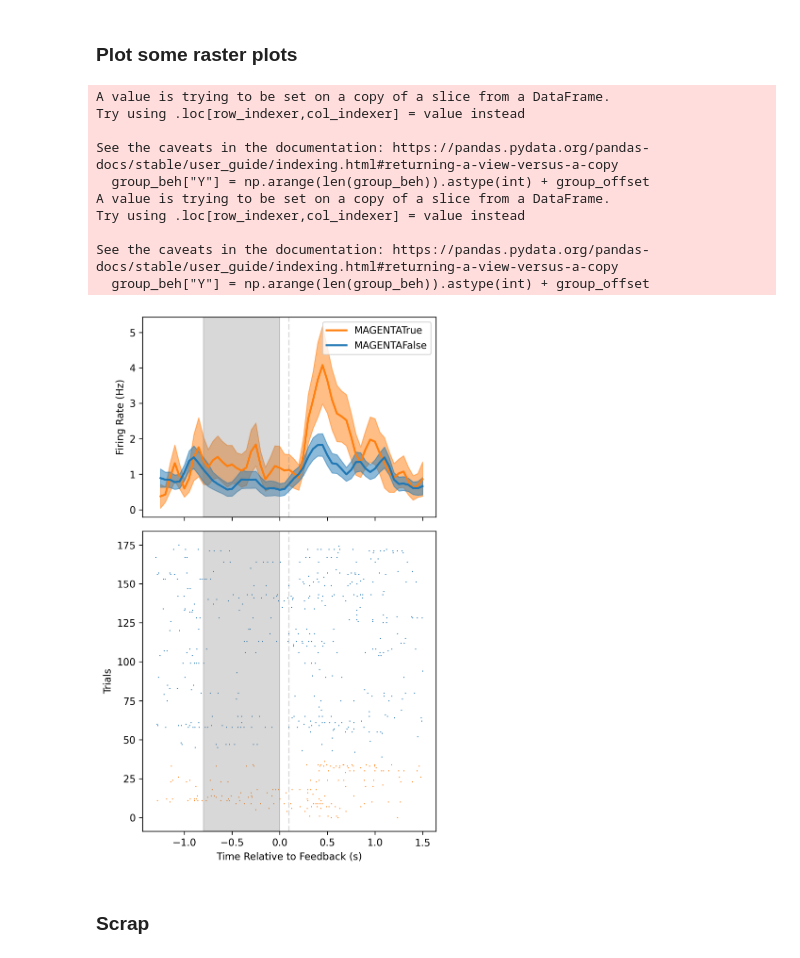
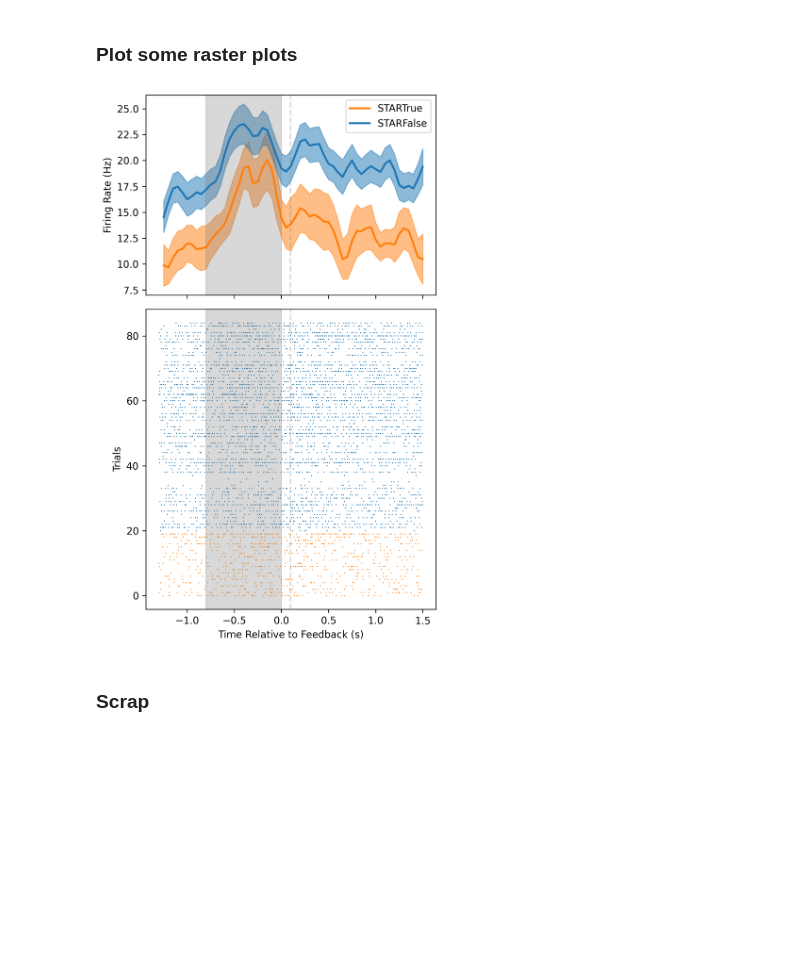
Before and after one commit to pqz317/wcst_decode, a Jupyter notebook: notebooks/20240405_examine_value_glms.ipynb, the cells around one changed output. Cells and saved outputs as stored; diff of their text form; code cells hidden in the pictures; blank space fills up the shorter version.

```diff
--- a/notebooks/20240405_examine_value_glms.ipynb
+++ b/notebooks/20240405_examine_value_glms.ipynb
@@ -128,3 +115,5 @@ plot_features_frs_for_unit(unit_row)
+# %%
+positions = spike_utils.get_unit_positions(sessions)
 # %%
 threshold = 0.25
 def plot_unit_by_feature_value(unit_row, feature, ax):
@@ -142,7 +131,7 @@ def plot_unit_by_feature_value(unit_row, feature, ax):
     beh = beh[beh.Response == "Correct"]
     feature_dim = FEATURE_TO_DIM[feature]
     beh = beh[beh[feature_dim] == feature]
-    beh["ValueGroup"] = beh[feature] > threshold
+    beh["ValueGroup"] = beh[feature + "Value"] > threshold
     beh["ValueGroup"] = feature + beh["ValueGroup"].astype(str)
     pos = spike_utils.get_unit_positions_per_sess(session)
     pos = pos.fillna("unknown")
@@ -154,7 +143,8 @@ def plot_unit_by_feature_value(unit_row, feature, ax):
 
     visualization_utils.plot_mean_frs_by_group(session, unit_id, frs, beh, "ValueGroup", pos, ax, mode="FiringRate")
 # %%
-unit_row = positions[positions.UnitID == unit_id].iloc[0]
+pseudo_unit_id = 2018080800
+unit_row = positions[positions.PseudoUnitID == pseudo_unit_id].iloc[0]
 fig, axs = plt.subplots(3, 4, figsize=(20, 10))
 for i, feature in enumerate(FEATURES):
     ax = axs[int(i / 4), i % 4]
@@ -184,19 +154,19 @@ Name: 27, dtype: object
 # %% [markdown]
 ### Plot some raster plots
 # %%
-def plot_raster(unit, spike_times, beh, group_name, group_colors, group_ordering, ax):
+def plot_raster(unit, spike_times, beh, order_col, group_name, group_colors, group_ordering, ax):
     group_offset = 0
     unit_spikes = spike_times[spike_times.UnitID == unit]
     for group in group_ordering:
-        group_beh = beh[beh[group_name] == group]
+        group_beh = beh[beh[group_name] == group].sort_values(by=order_col, ascending=False)
         group_beh["Y"] = np.arange(len(group_beh)).astype(int) + group_offset
         group_offset += len(group_beh)
         spikes = pd.merge(unit_spikes, group_beh, on="TrialNumber")
         spikes["X"] = (spikes.SpikeTimeFromStart - PRE_INTERVAL) / 1000
         ax.scatter(spikes.X, spikes.Y, marker="_", linewidths=1, label=group, s=1, color=group_colors[group])
 # %%
-unit_row = positions[positions.UnitID == unit_id].iloc[0]
-feature = "MAGENTA"
+unit_row = positions[positions.PseudoUnitID == pseudo_unit_id].iloc[0]
+feature = "STAR"
 
 session = unit_row.session
 unit_id = unit_row.UnitID
@@ -212,7 +182,7 @@ beh = behavioral_utils.get_feature_values_per_session(session, valid_beh)
 beh = beh[beh.Response == "Correct"]
 feature_dim = FEATURE_TO_DIM[feature]
 beh = beh[beh[feature_dim] == feature]
-beh["ValueGroup"] = beh[feature] > threshold
+beh["ValueGroup"] = beh[feature + "Value"] > threshold
 beh["ValueGroup"] = feature + beh["ValueGroup"].astype(str)
 pos = spike_utils.get_unit_positions_per_sess(session)
 pos = pos.fillna("unknown")
@@ -225,45 +195,35 @@ SUBJECT = "SA"
 spike_times = spike_general.get_spike_times(None, SUBJECT, session, species_dir="/data")
 intervals = behavioral_utils.get_trial_intervals(valid_beh, EVENT, PRE_INTERVAL, POST_INTERVAL)
 spike_by_trial_interval = spike_utils.get_spikes_by_trial_interval(spike_times, intervals)
 spike_by_trial_interval.TrialNumber = spike_by_trial_interval.TrialNumber.astype(int)
 
 group_name = "ValueGroup"
 group_colors = {
     feature + "False": "tab:blue",
     feature + "True": "tab:orange",
 }
 # group_ordering = ["POLKADOT", "SWIRL", "ESCHER", "RIPPLE"]
 group_ordering = [feature + "True", feature + "False"]
 
 fig, axs = plt.subplots(2, 1, figsize=(5, 8), gridspec_kw={'height_ratios': [4, 6]}, sharex=True, dpi=300)
 
 ax = axs[0]
 visualization_utils.plot_mean_frs_by_group(
     session, unit_id, frs, beh, group_name, pos, ax,
     mode="FiringRate", group_colors=group_colors, group_order=group_ordering, set_ax=False
 )
 ax.axvspan(-0.8, 0, alpha=0.3, color='gray')
 ax.axvline(0.098, alpha=0.3, color='gray', linestyle='dashed')
 ax.set_ylabel("Firing Rate (Hz)")
 ax = axs[1]
-plot_raster(unit_id, spike_by_trial_interval, beh, group_name, group_colors, group_ordering, ax)
+plot_raster(unit_id, spike_by_trial_interval, beh, feature + "Value", group_name, group_colors, group_ordering, ax)
 ax.axvspan(-0.8, 0, alpha=0.3, color='gray')
 ax.axvline(0.098, alpha=0.3, color='gray', linestyle='dashed')
 ax.set_ylabel("Trials")
 ax.set_xlabel("Time Relative to Feedback (s)")
 fig.tight_layout()
 # %% [output]
-A value is trying to be set on a copy of a slice from a DataFrame.
-Try using .loc[row_indexer,col_indexer] = value instead
-
-See the caveats in the documentation: https://pandas.pydata.org/pandas-docs/stable/user_guide/indexing.html#returning-a-view-versus-a-copy
-  group_beh["Y"] = np.arange(len(group_beh)).astype(int) + group_offset
-A value is trying to be set on a copy of a slice from a DataFrame.
-Try using .loc[row_indexer,col_indexer] = value instead
-
-See the caveats in the documentation: https://pandas.pydata.org/pandas-docs/stable/user_guide/indexing.html#returning-a-view-versus-a-copy
-  group_beh["Y"] = np.arange(len(group_beh)).astype(int) + group_offset
-[figure, old version]
+[figure, new version]
 # %% [markdown]
 ### Scrap
 # %%
```
Also changed, not shown: parts of 6 cells of this notebook, 8 other files.
